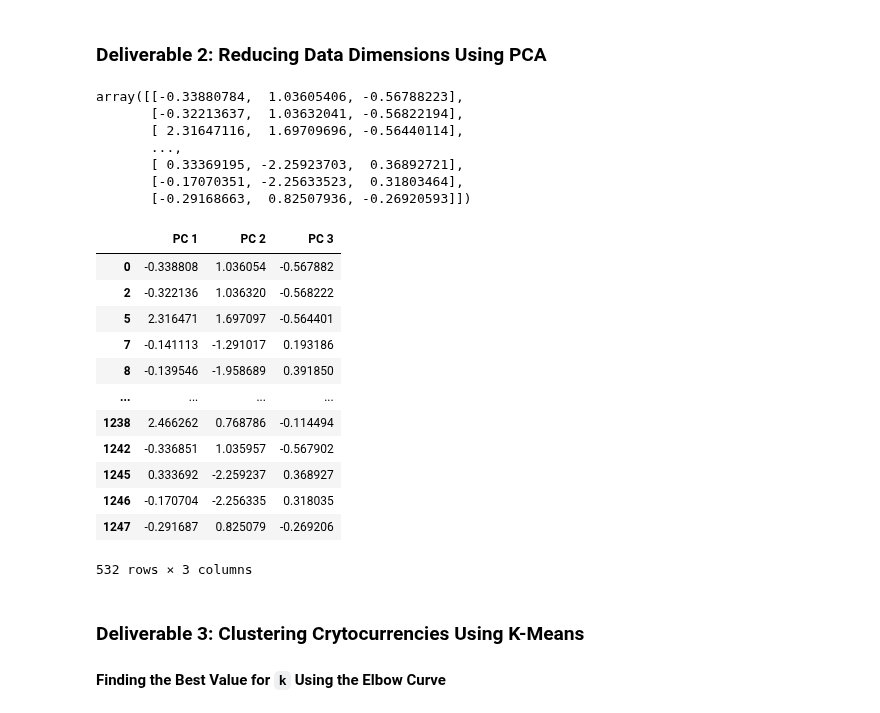
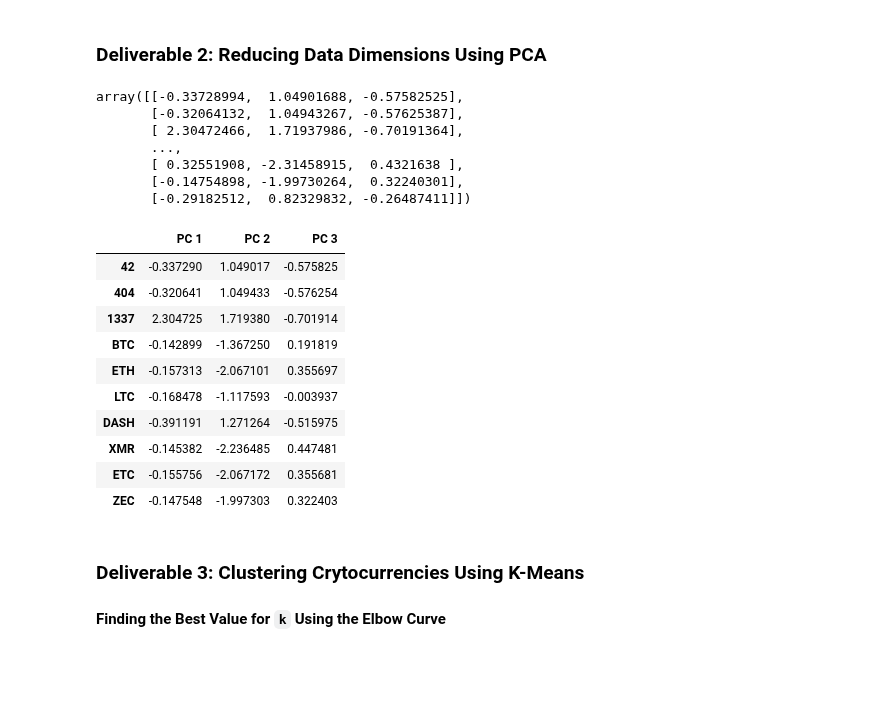
Before and after one commit to vzhang90/Cryptocurrencies, a Jupyter notebook: crypto_clustering.ipynb, the cells around one changed output. Drawn from its saved outputs; the diff is of its cells as text; code cells hidden in the pictures; blank space fills up the shorter version.

Commit message:
updating crypto_clustering code

```diff
--- a/crypto_clustering.ipynb
+++ b/crypto_clustering.ipynb
@@ -13,4 +13,5 @@ from sklearn.cluster import KMeans
 ### Deliverable 1: Preprocessing the Data for PCA
 # %%
 # Load the crypto_data.csv dataset.
-crypto_df = pd.read_csv("crypto_data.csv")
+crypto_df = pd.read_csv("crypto_data.csv", index_col=0)
+crypto_df.head(10)
@@ -148,31 +161,29 @@ pca = PCA(n_components=3)
 pcs_array = pca.fit_transform(X_scaled)
 pcs_array
 # %% [output]
-array([[-0.33880784,  1.03605406, -0.56788223],
-       [-0.32213637,  1.03632041, -0.56822194],
-       [ 2.31647116,  1.69709696, -0.56440114],
+array([[-0.33728994,  1.04901688, -0.57582525],
+       [-0.32064132,  1.04943267, -0.57625387],
+       [ 2.30472466,  1.71937986, -0.70191364],
        ...,
-       [ 0.33369195, -2.25923703,  0.36892721],
-       [-0.17070351, -2.25633523,  0.31803464],
-       [-0.29168663,  0.82507936, -0.26920593]])
+       [ 0.32551908, -2.31458915,  0.4321638 ],
+       [-0.14754898, -1.99730264,  0.32240301],
+       [-0.29182512,  0.82329832, -0.26487411]])
 # %%
 # Create a DataFrame with the three principal components.
 pcs_df = pd.DataFrame(data=pcs_array, columns=['PC 1', 'PC 2', 'PC 3'], index=crypto_df.index)
-pcs_df
+pcs_df.head(10)
 # %% [output]
 |  | PC 1 | PC 2 | PC 3 |
-| 0 | -0.338808 | 1.036054 | -0.567882 |
-| 2 | -0.322136 | 1.036320 | -0.568222 |
-| 5 | 2.316471 | 1.697097 | -0.564401 |
-| 7 | -0.141113 | -1.291017 | 0.193186 |
-| 8 | -0.139546 | -1.958689 | 0.391850 |
-| ... | ... | ... | ... |
-| 1238 | 2.466262 | 0.768786 | -0.114494 |
-| 1242 | -0.336851 | 1.035957 | -0.567902 |
-| 1245 | 0.333692 | -2.259237 | 0.368927 |
-| 1246 | -0.170704 | -2.256335 | 0.318035 |
-| 1247 | -0.291687 | 0.825079 | -0.269206 |
+| 42 | -0.337290 | 1.049017 | -0.575825 |
+| 404 | -0.320641 | 1.049433 | -0.576254 |
+| 1337 | 2.304725 | 1.719380 | -0.701914 |
+| BTC | -0.142899 | -1.367250 | 0.191819 |
+| ETH | -0.157313 | -2.067101 | 0.355697 |
+| LTC | -0.168478 | -1.117593 | -0.003937 |
+| DASH | -0.391191 | 1.271264 | -0.515975 |
+| XMR | -0.145382 | -2.236485 | 0.447481 |
+| ETC | -0.155756 | -2.067172 | 0.355681 |
+| ZEC | -0.147548 | -1.997303 | 0.322403 |
-532 rows × 3 columns
 # %% [markdown]
 ### Deliverable 3: Clustering Crytocurrencies Using K-Means
 
```
Also changed, not shown: parts of 12 cells of this notebook.
